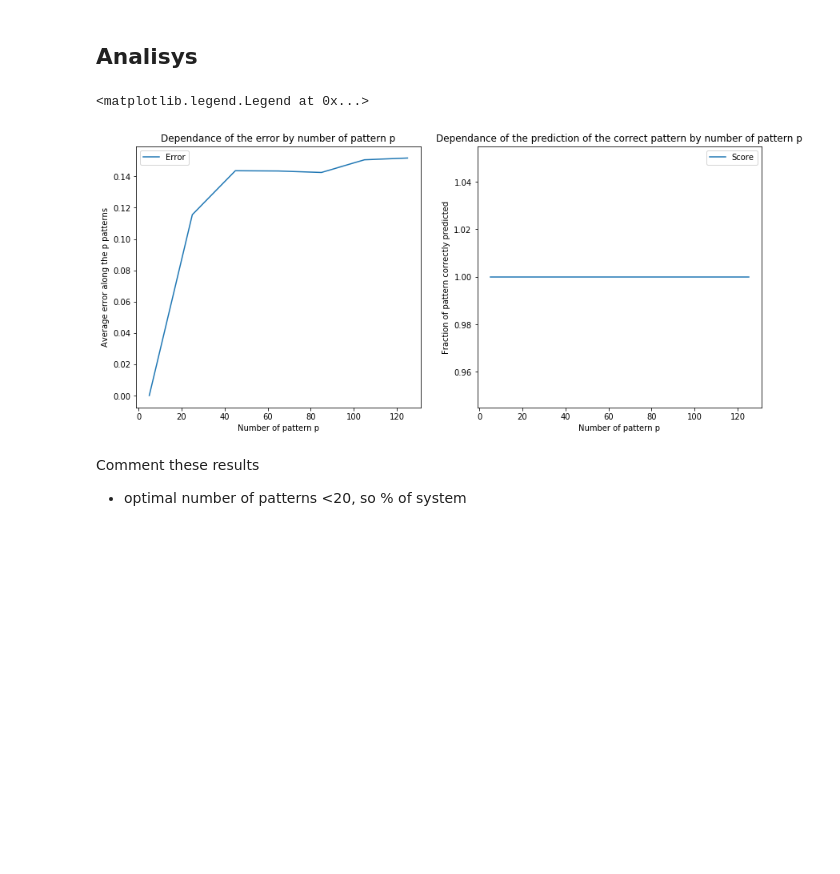
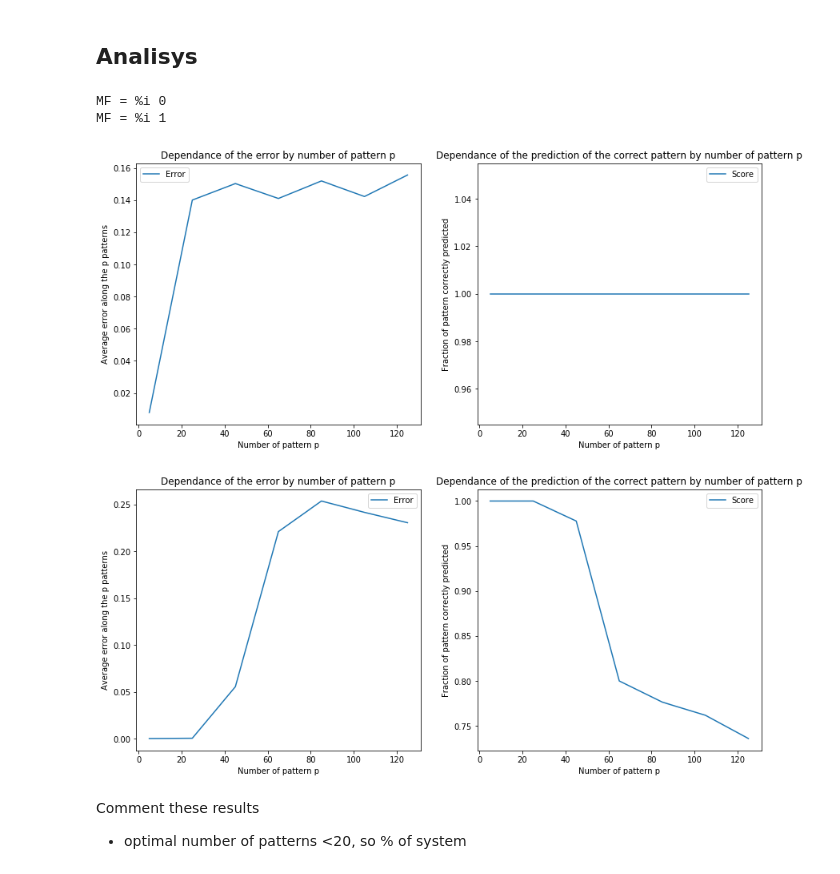
Before and after one commit to mballarin97/Hopfield-project, a Jupyter notebook: Deterministic stability.ipynb, the cells around one changed output. Drawn from its saved outputs; the diff is of its cells as text; code cells hidden in the pictures; blank space fills up the shorter version.

```diff
--- a/Deterministic stability.ipynb
+++ b/Deterministic stability.ipynb
@@ -206,19 +206,39 @@ The algorithm recognised the pattern 5 and the correct pattern is 5
 # %%
 # We now look at the scaling with regards to the parameters
 L = 16
 N = L**2
-scores = []
-errors = []
 
 P = np.arange(5,N/2,20)
-for p in P:
-    p = int(p)
-    xi = random_patterns(N,p)
-    if MF: J = MF_coupling(xi,N)
-    else: J = R_coupling(xi,N,R)
-    err, pred = total_error(xi,30)
-    scores.append( pred )
-    errors.append(err)
+
+for MF in range(2):
+    scores = []
+    errors = []
+    for p in P:
+        p = int(p)
+        xi = random_patterns(N,p)
+        if MF: J = MF_coupling(xi,N)
+        else: J = R_coupling(xi,N,R)
+        err, pred = total_error(xi,30)
+        scores.append( pred )
+        errors.append(err)
+    print("MF = %i", MF)
+    figp, axp = plt.subplots(1,2, figsize=(14,6))
+    axp[0].set_title('Dependance of the error by number of pattern p')
+    axp[0].set_xlabel('Number of pattern p')
+    axp[0].set_ylabel('Average error along the p patterns')
+    axp[0].plot(P,errors, label='Error')
+    axp[0].legend()
+
+    axp[1].set_title('Dependance of the prediction of the correct pattern by number of pattern p')
+    axp[1].set_xlabel('Number of pattern p')
+    axp[1].set_ylabel('Fraction of pattern correctly predicted')
+    axp[1].plot(P,scores, label='Score')
+    axp[1].legend()
+# %% [output]
+MF = %i 0
+MF = %i 1
+[figure, added]
+[figure, added]
 # %%
 figp, axp = plt.subplots(1,2, figsize=(14,6))
 axp[0].set_title('Dependance of the error by number of pattern p')
@@ -232,9 +252,6 @@ axp[1].set_xlabel('Number of pattern p')
 axp[1].set_ylabel('Fraction of pattern correctly predicted')
 axp[1].plot(P,scores, label='Score')
 axp[1].legend()
-# %% [output]
-<matplotlib.legend.Legend at 0x...>
-[figure, removed]
 # %% [markdown]
 Comment these results
 - optimal number of patterns <20, so % of system
```
Also changed, not shown: 1 other file.
